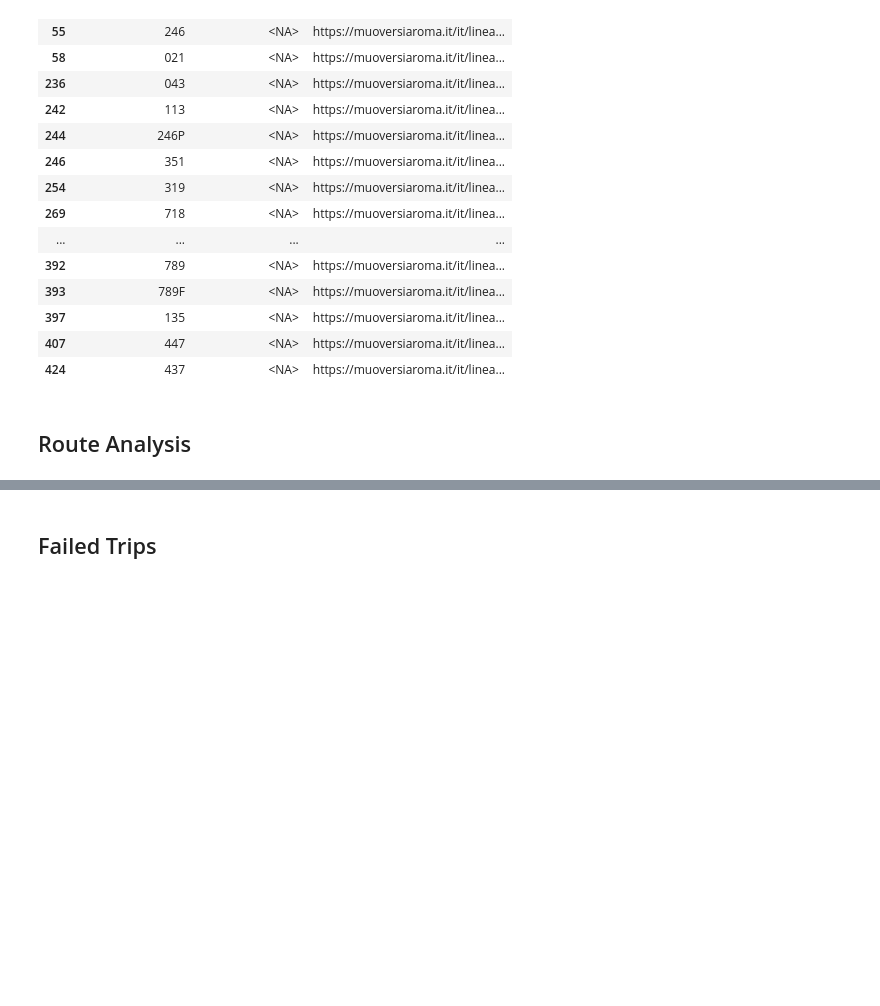
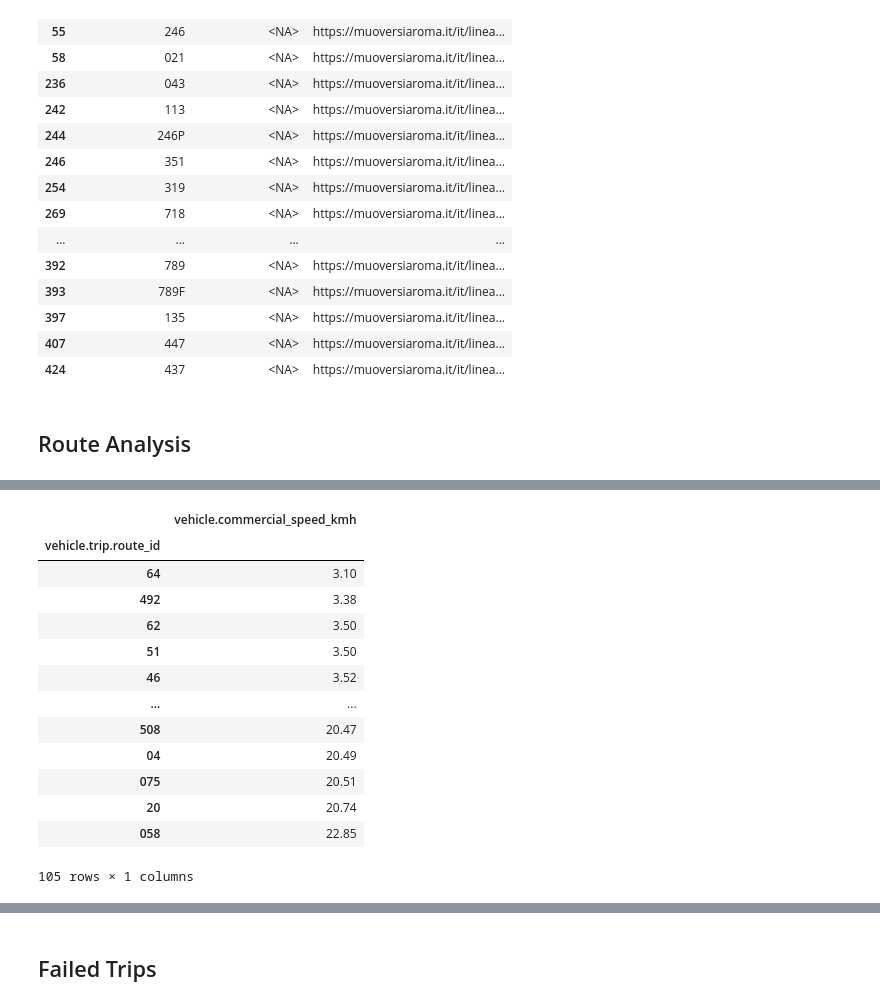
Before and after one commit to fra-luc/datac-analysis, a Jupyter notebook: src/analysis.ipynb, the cells around one changed output, grey strips where cells are left out. Drawn from its saved outputs; the diff is of its cells as text; code cells hidden in the pictures; blank space fills up the shorter version.

```diff
--- a/src/analysis.ipynb
+++ b/src/analysis.ipynb
@@ -120 +175,20 @@ commercial_speed = compute_speed_per_route_and_trip(vehicle_positions, commercia
+# %%
+trips[["vehicle.commercial_speed_kmh"]].groupby(level=0, observed=False).mean().dropna().sort_values(
+    by="vehicle.commercial_speed_kmh"
+).round(2)
+# %% [output]
+|  | vehicle.commercial_speed_kmh |
+| vehicle.trip.route_id |  |
+| 64 | 3.10 |
+| 492 | 3.38 |
+| 62 | 3.50 |
+| 51 | 3.50 |
+| 46 | 3.52 |
+| ... | ... |
+| 508 | 20.47 |
+| 04 | 20.49 |
+| 075 | 20.51 |
+| 20 | 20.74 |
+| 058 | 22.85 |
+105 rows × 1 columns
 # %%
```
Also changed, not shown: parts of 25 cells of this notebook, 1 other file.
